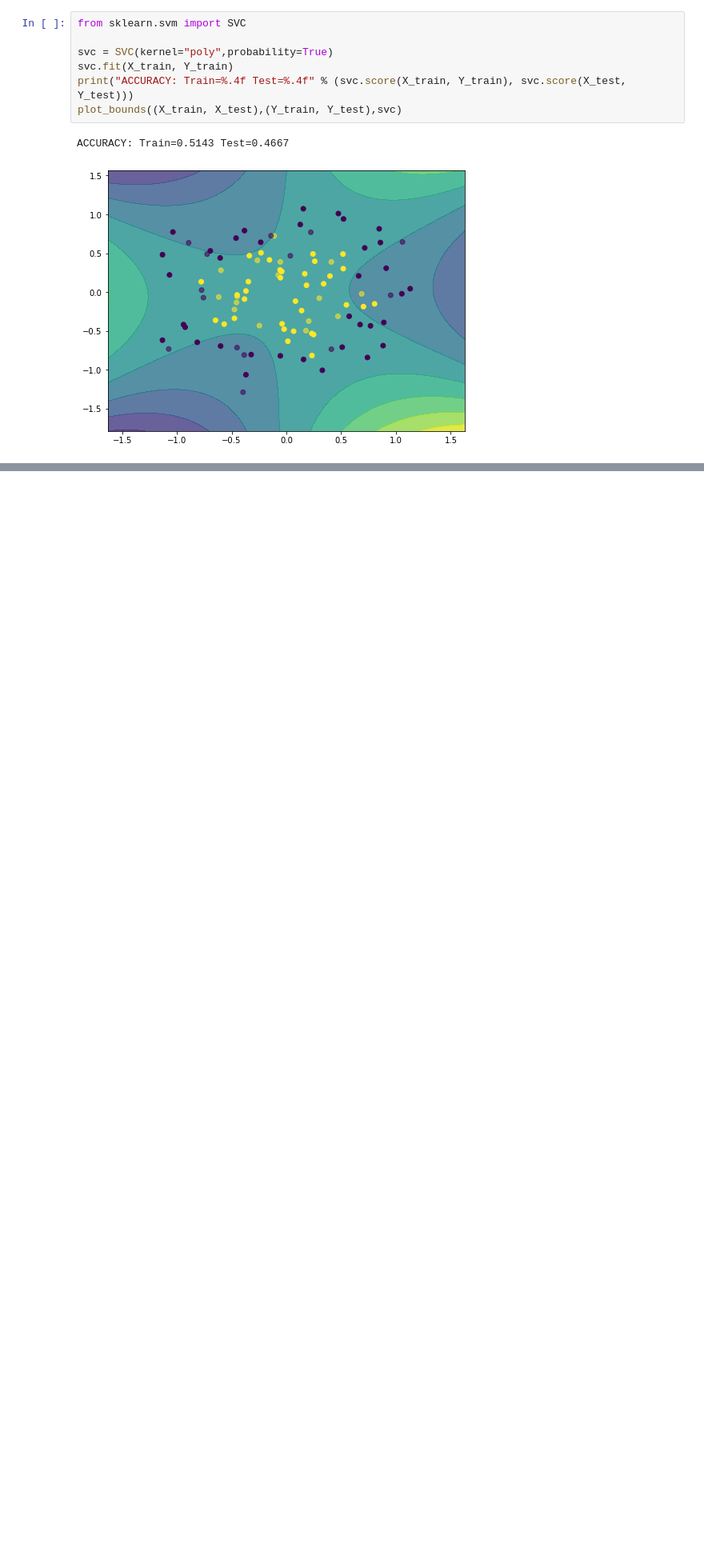
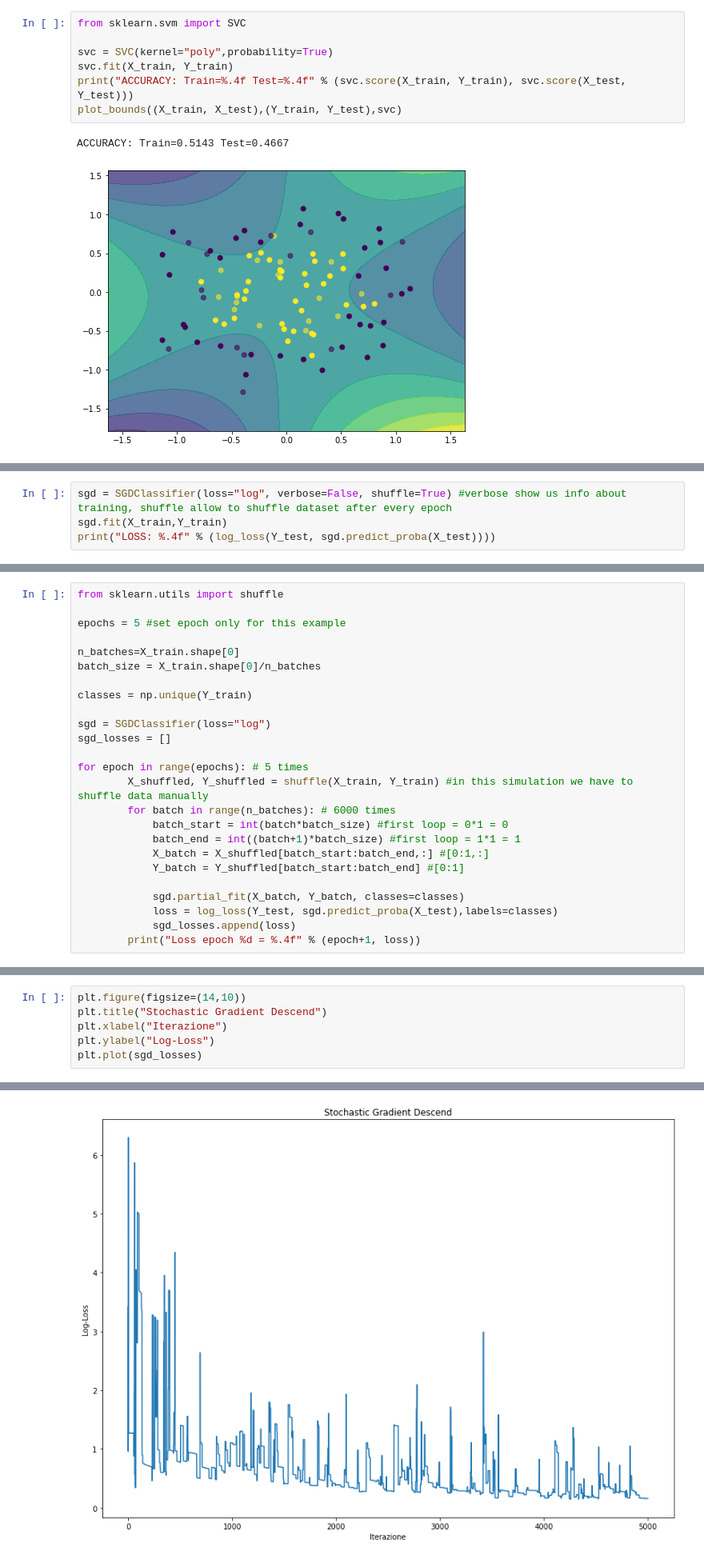
Before and after one commit to emanuele-em/Machine-Learning-and-Data-Science-by-example, a Jupyter notebook: README.ipynb, the cells around one changed output, grey strips where cells are left out. Shown at 80% size. Drawn from its saved outputs; the diff is of its cells as text; blank space fills up the shorter version.

```diff
--- a/README.ipynb
+++ b/README.ipynb
@@ -1949,0 +2212,4 @@ ACCURACY: Train=0.5143 Test=0.4667
+# %%
+sgd = SGDClassifier(loss="log", verbose=False, shuffle=True) #verbose show us info about training, shuffle allow to shuffle dataset after every epoch
+sgd.fit(X_train,Y_train)
+print("LOSS: %.4f" % (log_loss(Y_test, sgd.predict_proba(X_test))))
@@ -1949,0 +2220,25 @@ ACCURACY: Train=0.5143 Test=0.4667
+# %%
+from sklearn.utils import shuffle
+
+epochs = 5 #set epoch only for this example
+
+n_batches=X_train.shape[0]
+batch_size = X_train.shape[0]/n_batches
+
+classes = np.unique(Y_train)
+
+sgd = SGDClassifier(loss="log")
+sgd_losses = []
+
+for epoch in range(epochs): # 5 times
+        X_shuffled, Y_shuffled = shuffle(X_train, Y_train) #in this simulation we have to shuffle data manually
+        for batch in range(n_batches): # 6000 times
+            batch_start = int(batch*batch_size) #first loop = 0*1 = 0
+            batch_end = int((batch+1)*batch_size) #first loop = 1*1 = 1
+            X_batch = X_shuffled[batch_start:batch_end,:] #[0:1,:]
+            Y_batch = Y_shuffled[batch_start:batch_end] #[0:1]
+
+            sgd.partial_fit(X_batch, Y_batch, classes=classes)
+            loss = log_loss(Y_test, sgd.predict_proba(X_test),labels=classes)
+            sgd_losses.append(loss)
+        print("Loss epoch %d = %.4f" % (epoch+1, loss))
@@ -1949,0 +2253,7 @@ ACCURACY: Train=0.5143 Test=0.4667
+# %%
+plt.figure(figsize=(14,10))
+plt.title("Stochastic Gradient Descend")
+plt.xlabel("Iterazione")
+plt.ylabel("Log-Loss")
+plt.plot(sgd_losses)
+# %% [output]
@@ -1949,0 +2261 @@ ACCURACY: Train=0.5143 Test=0.4667
+[figure, added]
```
Also changed, not shown: parts of 34 cells of this notebook, 7 other files.
